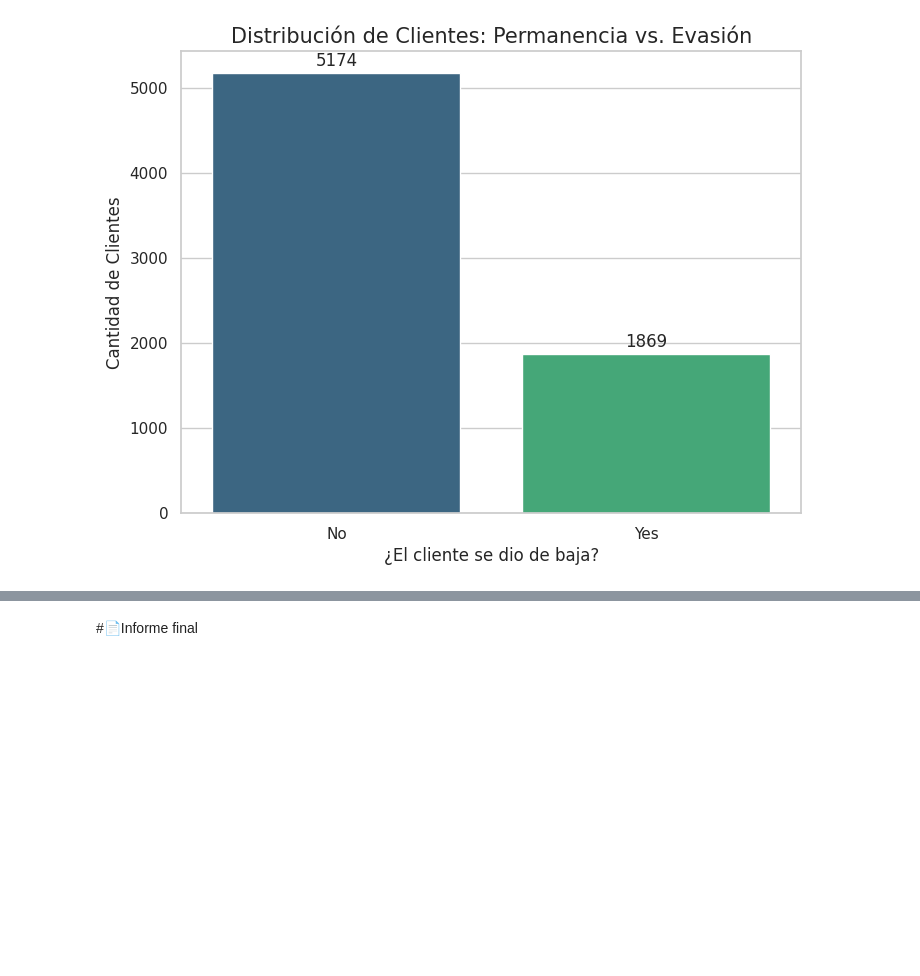
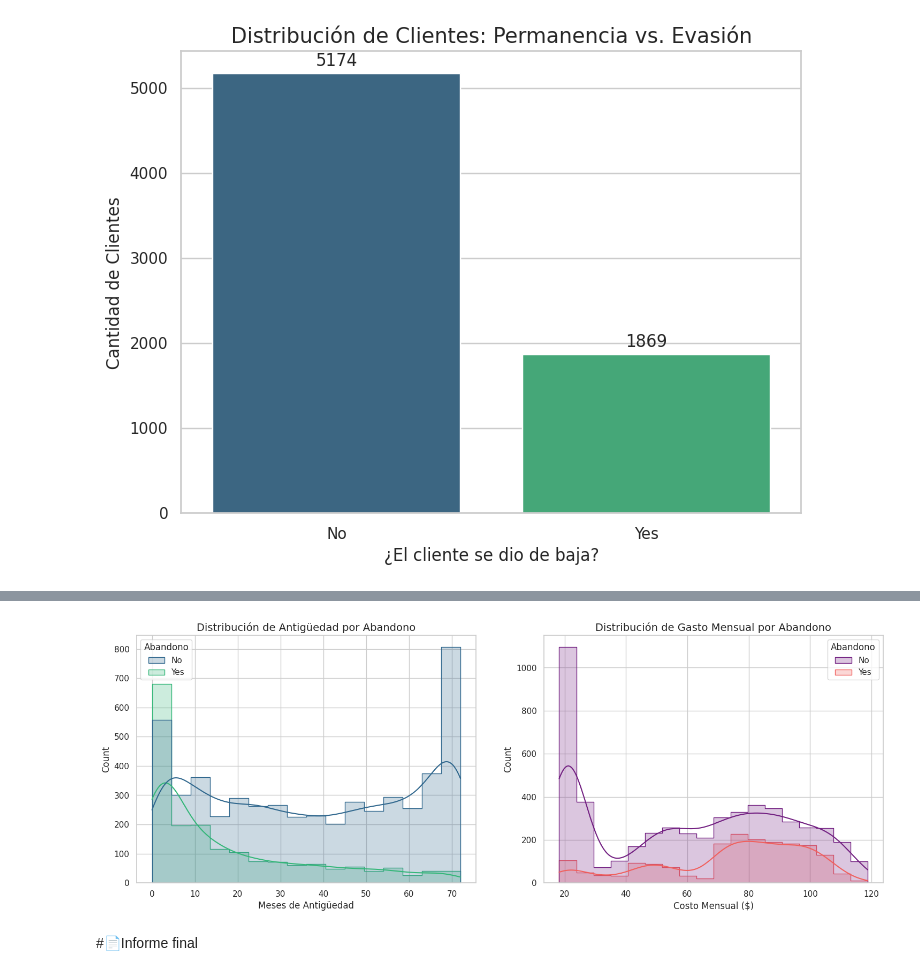
Before and after one commit to thxlopez7/challenge_telecomX_2026, a Jupyter notebook: TelecomX_LATAM.ipynb, the cells around one changed output, grey strips where cells are left out. Drawn from its saved outputs; the diff is of its cells as text; code cells hidden in the pictures; blank space fills up the shorter version.

```diff
--- a/TelecomX_LATAM.ipynb
+++ b/TelecomX_LATAM.ipynb
@@ -265,2 +290,19 @@ Passing `palette` without assigning `hue` is deprecated and will be removed in v
+# %%
+# Configuramos el lienzo para dos gráficos principales
+fig, axes = plt.subplots(1, 2, figsize=(18, 6))
+
+# 1. Histograma de Antigüedad (¿Cuándo se van?)
+sns.histplot(data=df, x='Meses_Antiguedad', hue='Abandono', kde=True, ax=axes[0], palette='viridis', element="step")
+axes[0].set_title('Distribución de Antigüedad por Abandono', fontsize=14)
+axes[0].set_xlabel('Meses de Antigüedad')
+
+# 2. Histograma de Factura Mensual (¿Cuánto pagaban?)
+sns.histplot(data=df, x='Factura_Mensual', hue='Abandono', kde=True, ax=axes[1], palette='magma', element="step")
+axes[1].set_title('Distribución de Gasto Mensual por Abandono', fontsize=14)
+axes[1].set_xlabel('Costo Mensual ($)')
+
+plt.show()
+# %% [output]
+[figure, added]
 # %% [markdown]
 #📄Informe final
```
Also changed, not shown: parts of 2 cells of this notebook.
